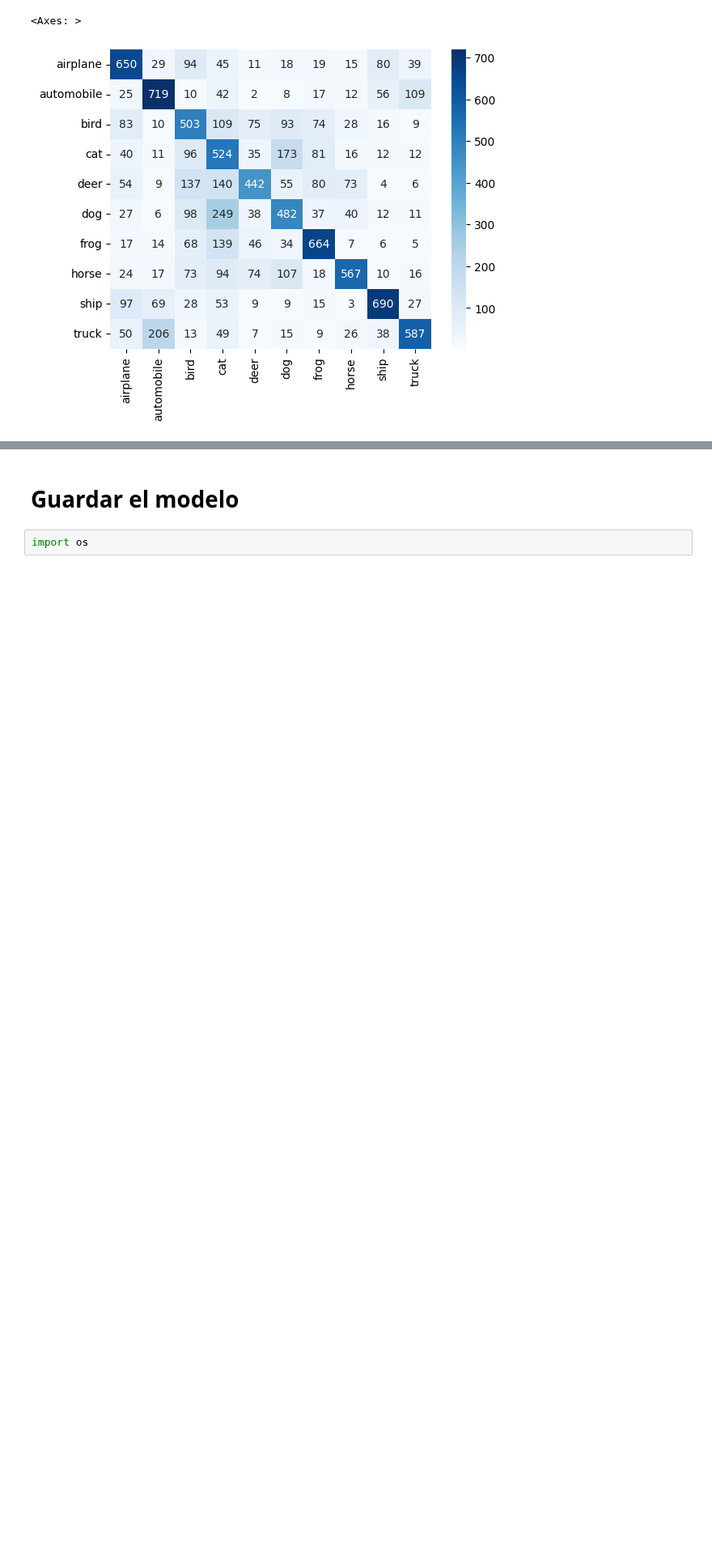
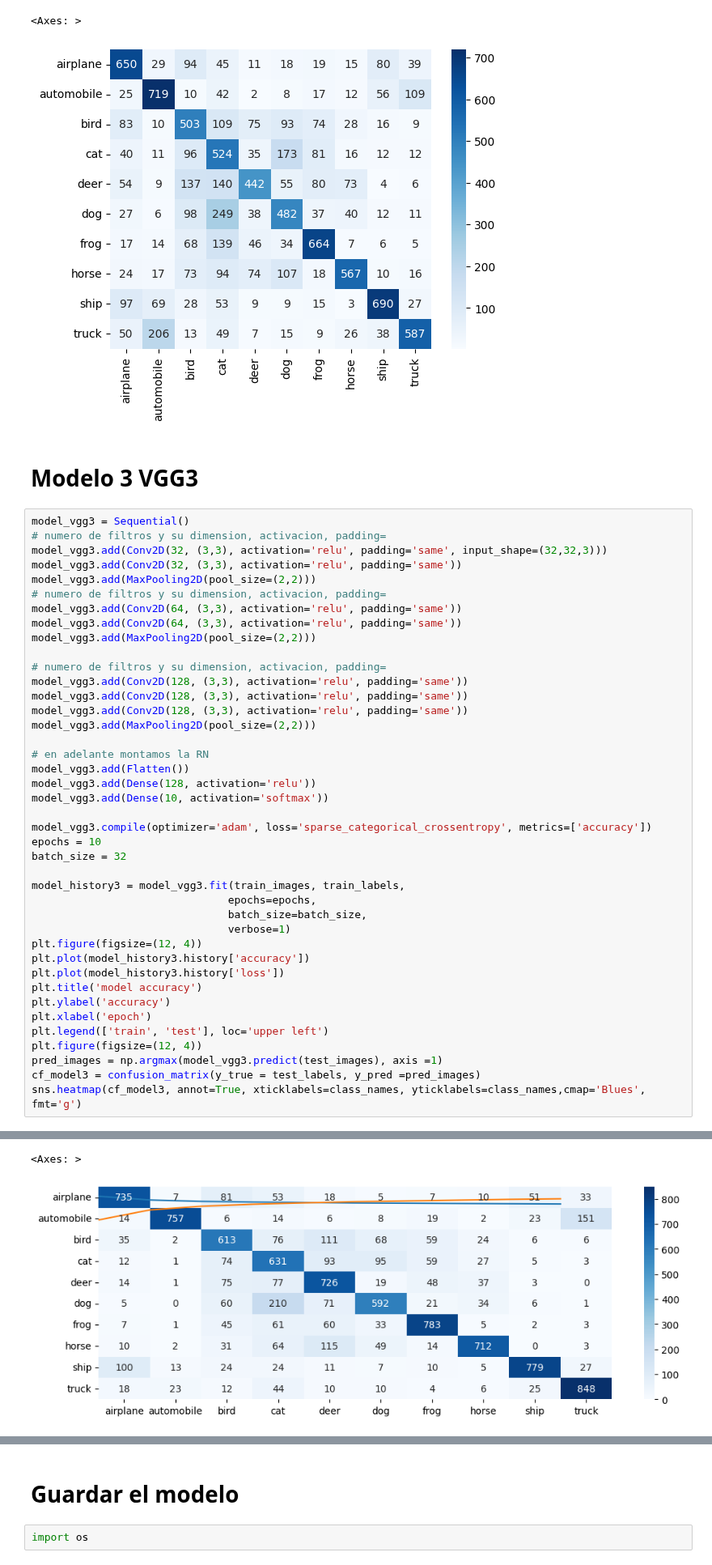
Before and after one commit to DeisyData/BIT_IA_Bootcamp, a Jupyter notebook: S11_C4_Intro_CNN_CF10.ipynb, the cells around one changed output, grey strips where cells are left out. Shown at 81% size. Drawn from its saved outputs; the diff is of its cells as text; blank space fills up the shorter version.

```diff
--- a/S11_C4_Intro_CNN_CF10.ipynb
+++ b/S11_C4_Intro_CNN_CF10.ipynb
@@ -283,3 +283,47 @@ sns.heatmap(cf_model1, annot=True, xticklabels=class_names, yticklabels=class_na
 313/313 ━━━━━━━━━━━━━━━━━━━━ 1s 2ms/step
 <Axes: >
 [figure]
+# %% [markdown]
+# Modelo 3 VGG3
+# %%
+model_vgg3 = Sequential()
+# numero de filtros y su dimension, activacion, padding=
+model_vgg3.add(Conv2D(32, (3,3), activation='relu', padding='same', input_shape=(32,32,3)))
+model_vgg3.add(Conv2D(32, (3,3), activation='relu', padding='same'))
+model_vgg3.add(MaxPooling2D(pool_size=(2,2)))
+# numero de filtros y su dimension, activacion, padding=
+model_vgg3.add(Conv2D(64, (3,3), activation='relu', padding='same'))
+model_vgg3.add(Conv2D(64, (3,3), activation='relu', padding='same'))
+model_vgg3.add(MaxPooling2D(pool_size=(2,2)))
+
+# numero de filtros y su dimension, activacion, padding=
+model_vgg3.add(Conv2D(128, (3,3), activation='relu', padding='same'))
+model_vgg3.add(Conv2D(128, (3,3), activation='relu', padding='same'))
+model_vgg3.add(Conv2D(128, (3,3), activation='relu', padding='same'))
+model_vgg3.add(MaxPooling2D(pool_size=(2,2)))
+
+# en adelante montamos la RN
+model_vgg3.add(Flatten())
+model_vgg3.add(Dense(128, activation='relu'))
+model_vgg3.add(Dense(10, activation='softmax'))
+
+model_vgg3.compile(optimizer='adam', loss='sparse_categorical_crossentropy', metrics=['accuracy'])
+epochs = 10
+batch_size = 32
+
+model_history3 = model_vgg3.fit(train_images, train_labels,
+                               epochs=epochs,
+                               batch_size=batch_size,
+                               verbose=1)
+plt.figure(figsize=(12, 4))
+plt.plot(model_history3.history['accuracy'])
+plt.plot(model_history3.history['loss'])
+plt.title('model accuracy')
+plt.ylabel('accuracy')
+plt.xlabel('epoch')
+plt.legend(['train', 'test'], loc='upper left')
+plt.figure(figsize=(12, 4))
+pred_images = np.argmax(model_vgg3.predict(test_images), axis =1)
+cf_model3 = confusion_matrix(y_true = test_labels, y_pred =pred_images)
+sns.heatmap(cf_model3, annot=True, xticklabels=class_names, yticklabels=class_names,cmap='Blues', fmt='g')
+# %% [output]
@@ -285,0 +347,2 @@ sns.heatmap(cf_model1, annot=True, xticklabels=class_names, yticklabels=class_na
+<Axes: >
+[figure, added]
```
Also changed, not shown: parts of 2 cells of this notebook.
